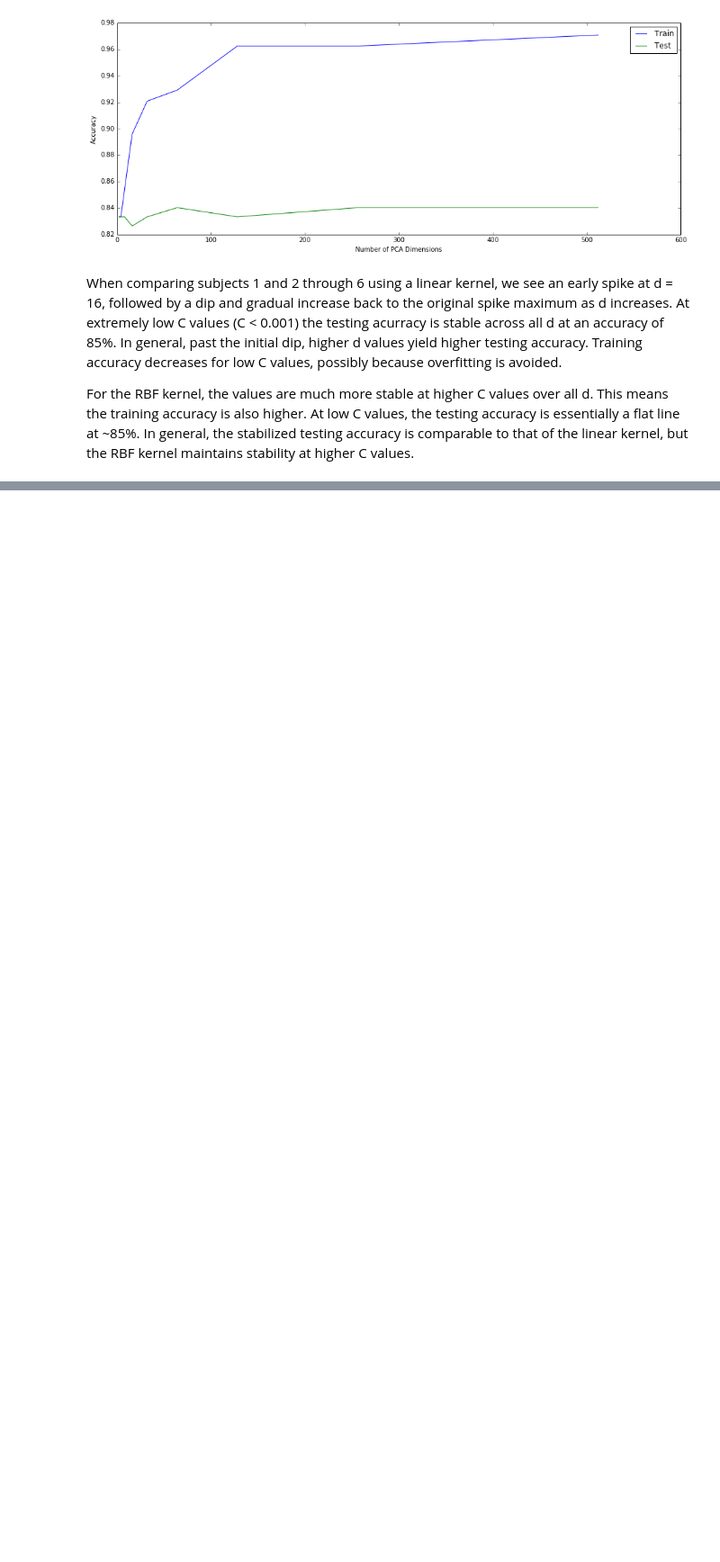
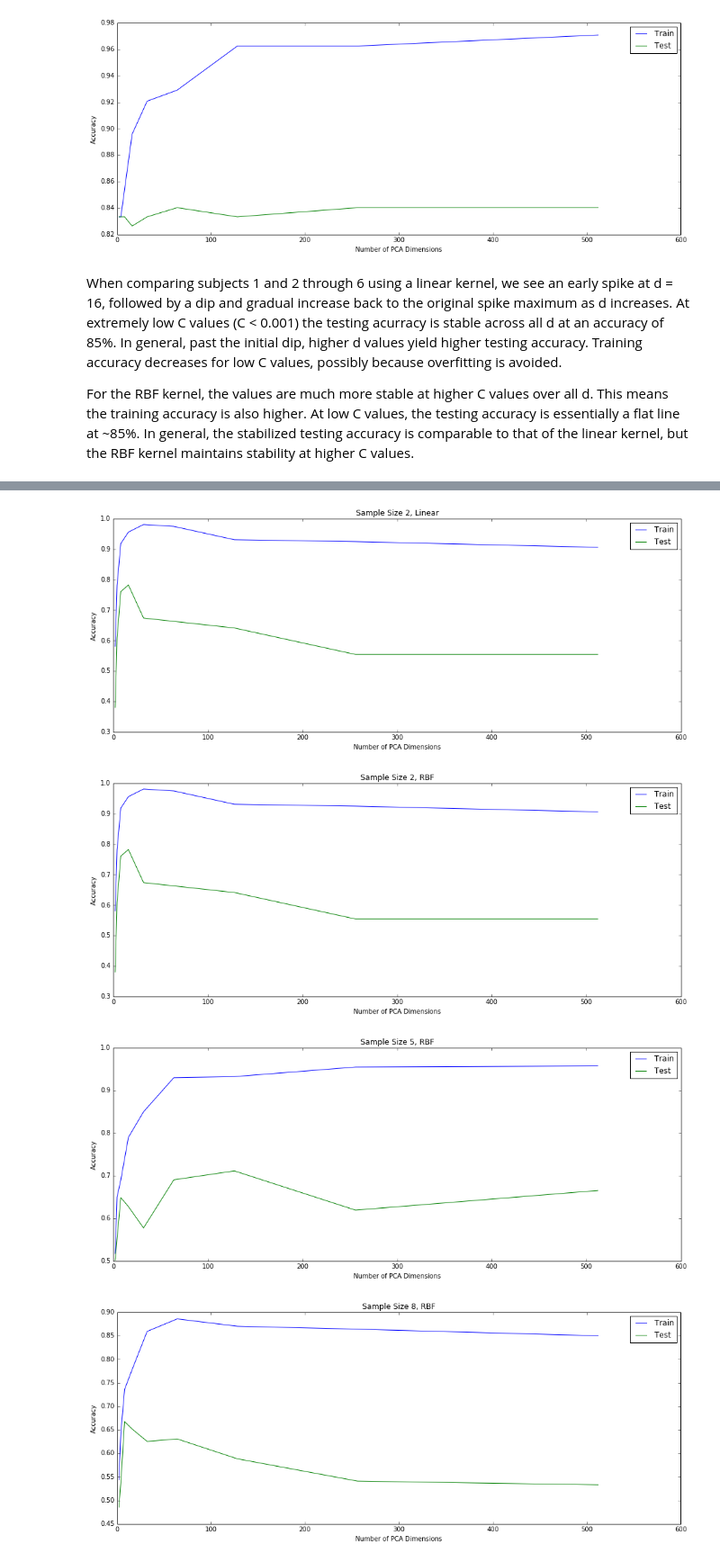
Before and after one commit to devanshg25/Facial_Recognition_Software, a Jupyter notebook: devanshg_tzjin_project1.ipynb, the cells around one changed output, grey strips where cells are left out. Shown at 90% size. Drawn from its saved outputs; the diff is of its cells as text; code cells hidden in the pictures; blank space fills up the shorter version.

```diff
--- a/devanshg_tzjin_project1.ipynb
+++ b/devanshg_tzjin_project1.ipynb
@@ -238,0 +241,40 @@ For the RBF kernel, the values are much more stable at higher C values over all
+# %%
+
+dlist = [2, 4, 8, 16, 32, 64, 128, 256, 512]
+
+
+group1 = [[9, 11],[9, 11],[1, 2, 8, 9, 10],[1, 2, 8, 9, 10, 11, 19, 39]]
+group2 = [[5, 32],[5, 32],[5, 15, 24, 27, 28],[5, 15, 24, 27, 28, 32, 34, 37]]
+titles = ['Sample Size 2, Linear', 'Sample Size 2, RBF', 'Sample Size 5, RBF', 'Sample Size 8, RBF']
+
+for index in range(4):
+    acc_train = []
+    acc_test = []
+    for d in dlist:
+        d_train, d_test, label_train, label_test = splitData(group1[index],group2[index], d)
+
+        scaler_train = preprocessing.StandardScaler().fit(d_train)
+        d_trainst = scaler_train.transform(d_train)
+
+        scaler_test = preprocessing.StandardScaler().fit(d_test)
+        d_testst = scaler_test.transform(d_test)
+
+        svc = SVC(C= 0.00001, kernel='rbf')
+        svc.fit(d_trainst, label_train)
+
+        acc_train.append( svc.score(d_trainst, label_train) )
+        acc_test.append( svc.score(d_testst, label_test) )
+
+    plt.figure(figsize = (16, 6))
+    plt.plot(dlist, acc_train)
+    plt.plot(dlist, acc_test)
+    plt.xlabel('Number of PCA Dimensions')
+    plt.ylabel('Accuracy')
+    plt.title(titles[index])
+    plt.legend(labels=['Train', 'Test'])
+    plt.show()
+# %% [output]
+[figure, added]
+[figure, added]
+[figure, added]
+[figure, added]
```
Also changed, not shown: parts of 8 cells of this notebook.
